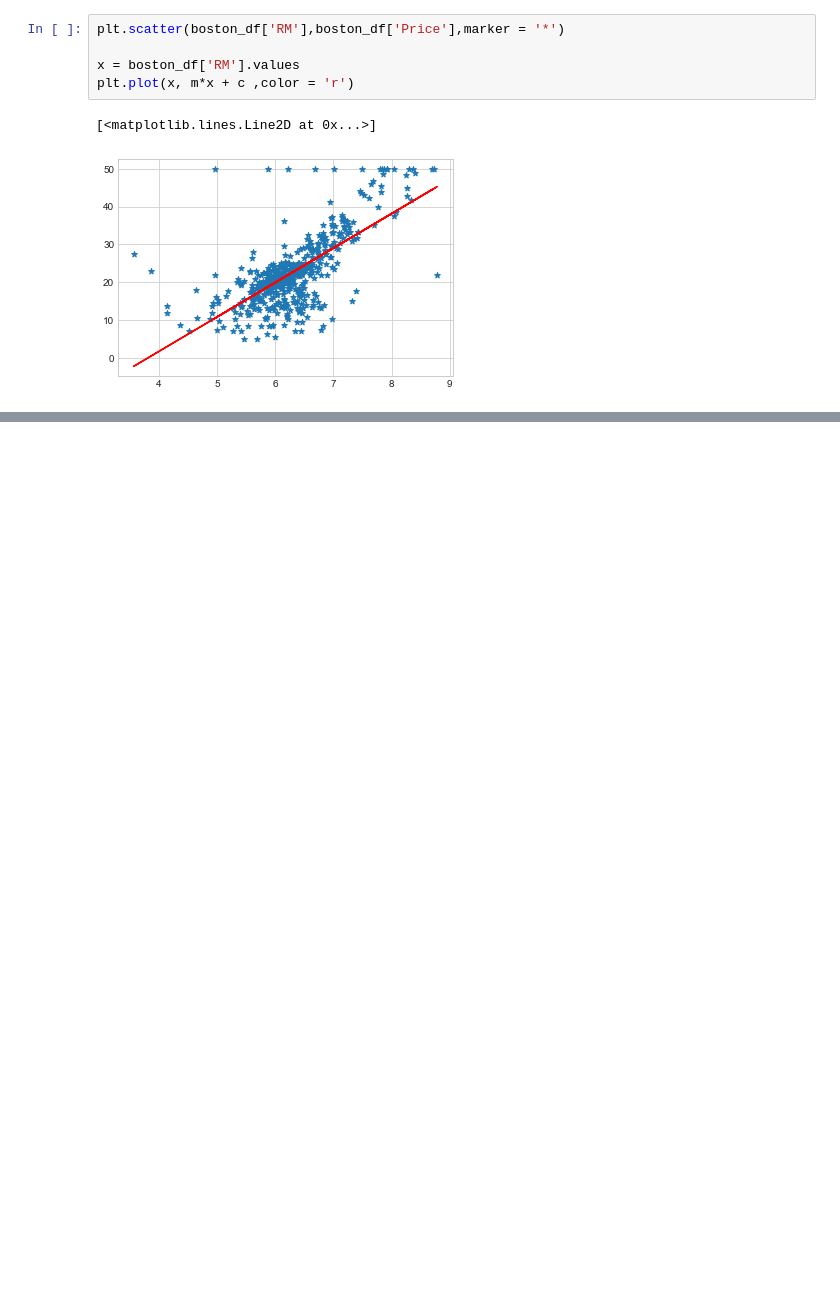
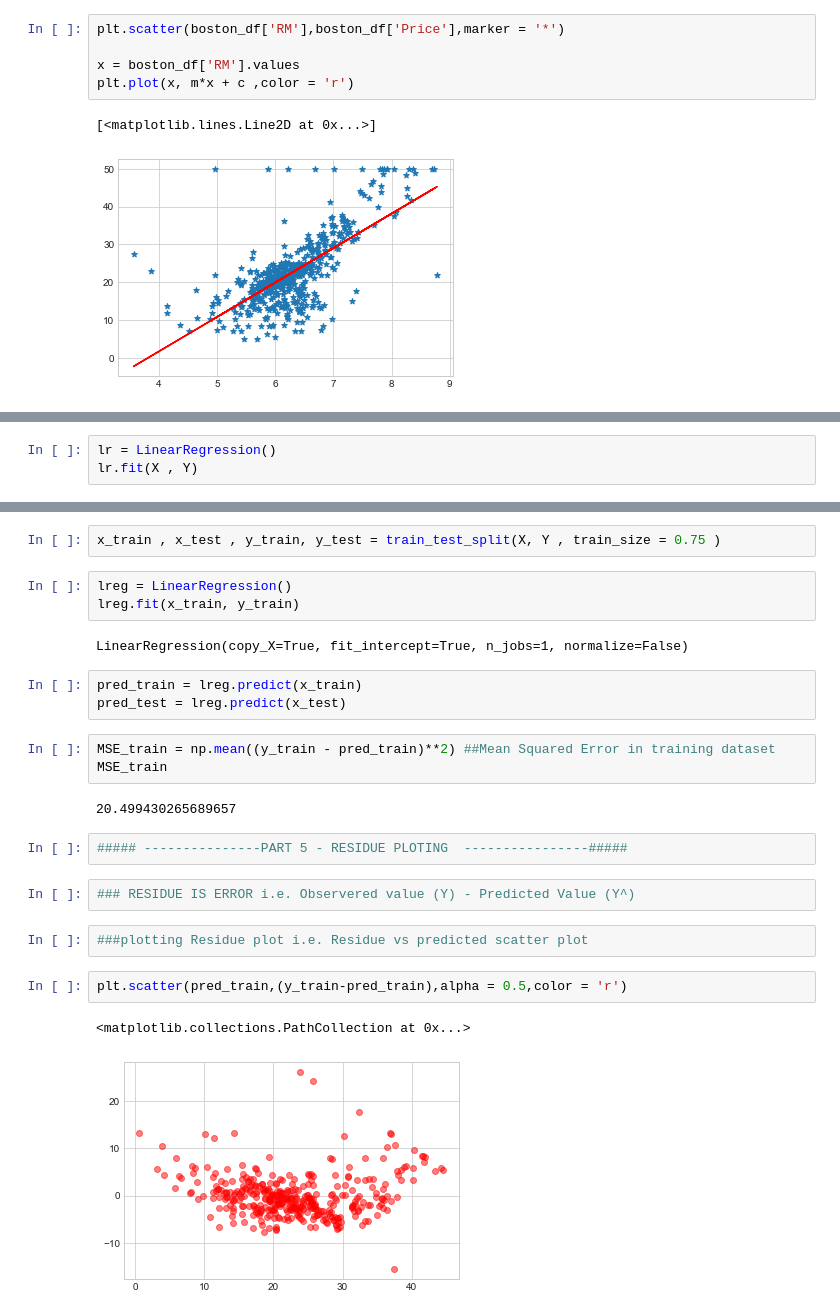
Before and after one commit to sajalsubodh22/machine-learning-udemy, a Jupyter notebook: linear-regression.ipynb, the cells around one changed output, grey strips where cells are left out. Drawn from its saved outputs; the diff is of its cells as text; blank space fills up the shorter version.

Commit message:
Linear Regression till multivariate and residual plot

```diff
--- a/linear-regression.ipynb
+++ b/linear-regression.ipynb
@@ -158,0 +203,3 @@ plt.plot(x, m*x + c ,color = 'r')
+# %%
+lr = LinearRegression()
+lr.fit(X , Y)
@@ -158,0 +240,26 @@ plt.plot(x, m*x + c ,color = 'r')
+# %%
+x_train , x_test , y_train, y_test = train_test_split(X, Y , train_size = 0.75 )
+# %%
+lreg = LinearRegression()
+lreg.fit(x_train, y_train)
+# %% [output]
+LinearRegression(copy_X=True, fit_intercept=True, n_jobs=1, normalize=False)
+# %%
+pred_train = lreg.predict(x_train)
+pred_test = lreg.predict(x_test)
+# %%
+MSE_train = np.mean((y_train - pred_train)**2) ##Mean Squared Error in training dataset
+MSE_train
+# %% [output]
+20.499430265689657
+# %%
+##### ---------------PART 5 - RESIDUE PLOTING  ----------------#####
+# %%
+### RESIDUE IS ERROR i.e. Observered value (Y) - Predicted Value (Y^)
+# %%
+###plotting Residue plot i.e. Residue vs predicted scatter plot
+# %%
+plt.scatter(pred_train,(y_train-pred_train),alpha = 0.5,color = 'r')
+# %% [output]
+<matplotlib.collections.PathCollection at 0x...>
+[figure, added]
```
Also changed, not shown: parts of 14 cells of this notebook.
